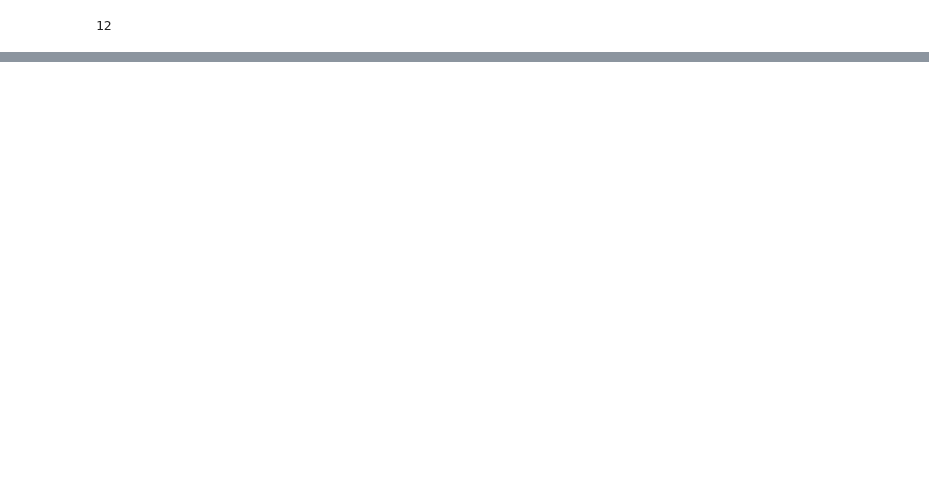
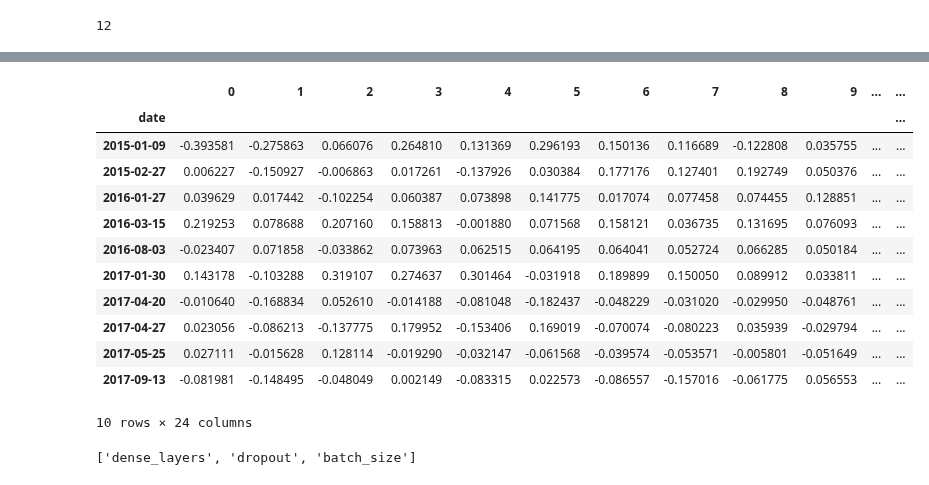
Before and after one commit to OliverJoo/quant_modeling, a Jupyter notebook: MDLing/DL_OptimizingNNArchitecture4Trading.ipynb, the cells around one changed output, grey strips where cells are left out. Cells and saved outputs as stored; diff of their text form; code cells hidden in the pictures; blank space fills up the shorter version.

```diff
--- a/MDLing/DL_OptimizingNNArchitecture4Trading.ipynb
+++ b/MDLing/DL_OptimizingNNArchitecture4Trading.ipynb
@@ -256,2 +299,22 @@ ic.info()
+# %%
+ic.sample(10).sort_values(by=['date', 'dense_layers', 'dropout', 'batch_size', 'fold'])
+# %% [output]
+|  | 0 | 1 | 2 | 3 | 4 | 5 | 6 | 7 | 8 | 9 | ... | ... |
+| date |  |  |  |  |  |  |  |  |  |  |  | ... |
+| 2015-01-09 | -0.393581 | -0.275863 | 0.066076 | 0.264810 | 0.131369 | 0.296193 | 0.150136 | 0.116689 | -0.122808 | 0.035755 | ... | ... |
+| 2015-02-27 | 0.006227 | -0.150927 | -0.006863 | 0.017261 | -0.137926 | 0.030384 | 0.177176 | 0.127401 | 0.192749 | 0.050376 | ... | ... |
+| 2016-01-27 | 0.039629 | 0.017442 | -0.102254 | 0.060387 | 0.073898 | 0.141775 | 0.017074 | 0.077458 | 0.074455 | 0.128851 | ... | ... |
+| 2016-03-15 | 0.219253 | 0.078688 | 0.207160 | 0.158813 | -0.001880 | 0.071568 | 0.158121 | 0.036735 | 0.131695 | 0.076093 | ... | ... |
+| 2016-08-03 | -0.023407 | 0.071858 | -0.033862 | 0.073963 | 0.062515 | 0.064195 | 0.064041 | 0.052724 | 0.066285 | 0.050184 | ... | ... |
+| 2017-01-30 | 0.143178 | -0.103288 | 0.319107 | 0.274637 | 0.301464 | -0.031918 | 0.189899 | 0.150050 | 0.089912 | 0.033811 | ... | ... |
+| 2017-04-20 | -0.010640 | -0.168834 | 0.052610 | -0.014188 | -0.081048 | -0.182437 | -0.048229 | -0.031020 | -0.029950 | -0.048761 | ... | ... |
+| 2017-04-27 | 0.023056 | -0.086213 | -0.137775 | 0.179952 | -0.153406 | 0.169019 | -0.070074 | -0.080223 | 0.035939 | -0.029794 | ... | ... |
+| 2017-05-25 | 0.027111 | -0.015628 | 0.128114 | -0.019290 | -0.032147 | -0.061568 | -0.039574 | -0.053571 | -0.005801 | -0.051649 | ... | ... |
+| 2017-09-13 | -0.081981 | -0.148495 | -0.048049 | 0.002149 | -0.083315 | 0.022573 | -0.086557 | -0.157016 | -0.061775 | 0.056553 | ... | ... |
+10 rows × 24 columns
+# %%
+params
+# %% [output]
+['dense_layers', 'dropout', 'batch_size']
 # %%
 ic.groupby(params).size()
```
Also changed, not shown: parts of 13 cells of this notebook.
